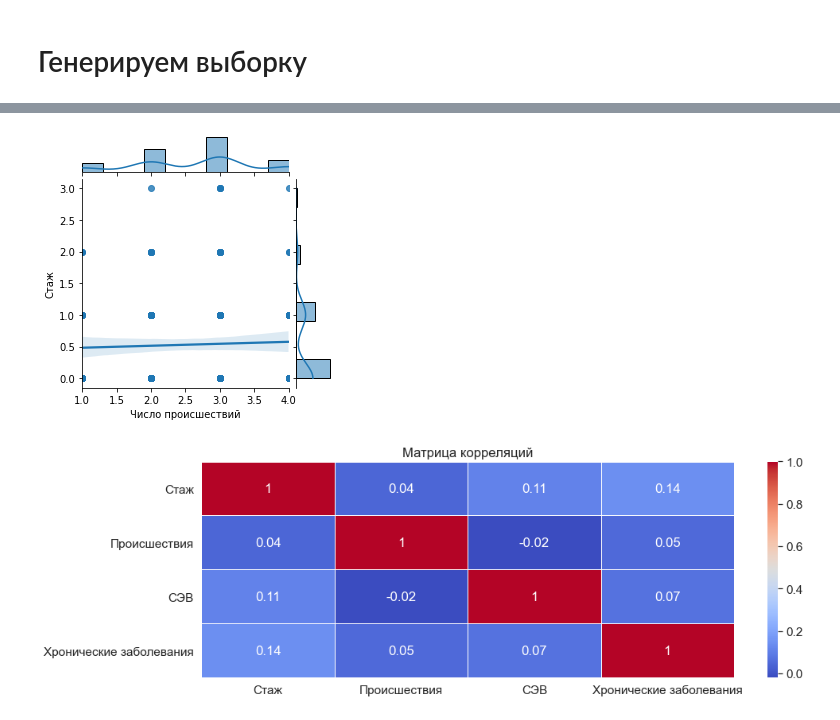
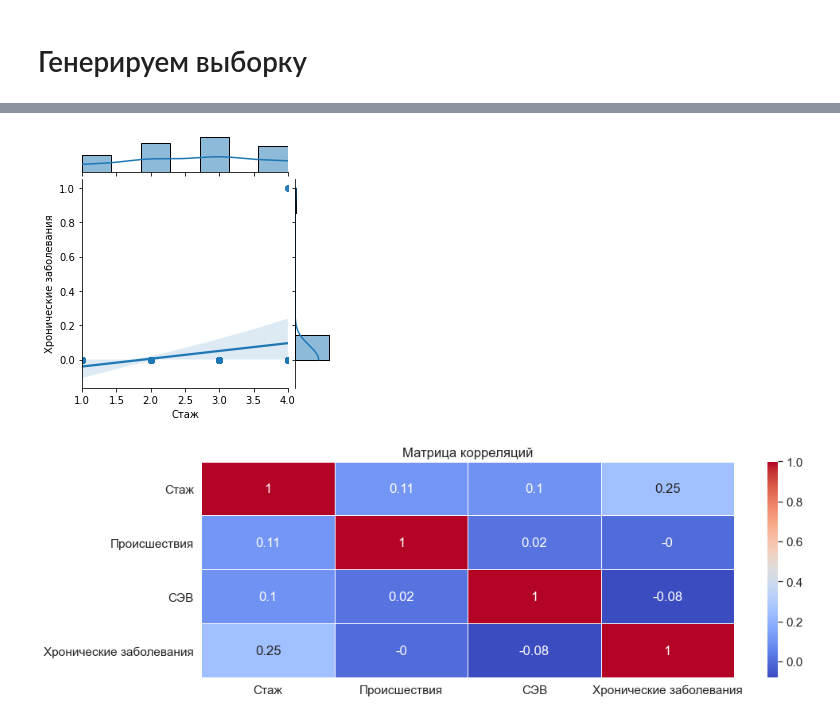
Before and after one commit to AlKul/illnesses, a Jupyter notebook: Abstract.ipynb, the cells around one changed output, grey strips where cells are left out. Cells and saved outputs as stored; diff of their text form; code cells hidden in the pictures.

```diff
--- a/Abstract.ipynb
+++ b/Abstract.ipynb
@@ -33,9 +33,14 @@ OBS = [] # СЭВ - occupational burnout syndrome
 chronic_ilnesses = []
 dpt = [] # отделение
 
+n1 = 9
+n2 = 16
+n3 = 19
+n4 = 14
 
-#for i in range(0,3):
-for i in range(0,30):
+
+for i in range(0,n1):
+#for i in range(0,30):
     expirience.append("< 5 лет")
     expirience_num.append(1)
     acc = 0
@@ -45,8 +50,8 @@ for i in range(0,30):
     accidents.append(acc)
     OBS.append(generate_bin(0.1))
     chronic_ilnesses.append(generate_bin(0.03))
-#for i in range(8):
-for i in range(80):
+for i in range(n2):
+#for i in range(80):
     expirience.append("5 - 10 лет")
     expirience_num.append(2)
 #    accidents.append(generate_bin(0.10))
@@ -56,8 +61,8 @@ for i in range(80):
     accidents.append(acc)
     OBS.append(generate_bin(0.15))
     chronic_ilnesses.append(generate_bin(0.03))
-#for i in range(12):
-for i in range(120):
+for i in range(n3):
+#for i in range(120):
     expirience.append("10 - 15 лет")
     expirience_num.append(3)
 #    accidents.append(generate_bin(0.12))
@@ -67,7 +72,8 @@ for i in range(120):
     accidents.append(acc)
     OBS.append(generate_bin(0.25))
     chronic_ilnesses.append(generate_bin(0.05))
-for i in range(40):
+#for i in range(40):
+for i in range(n4):
     expirience.append("> 15 лет")
     expirience_num.append(4)
 #    accidents.append(generate_bin(0.15))
@@ -77,7 +83,8 @@ for i in range(40):
     accidents.append(acc)
     OBS.append(generate_bin(0.25))
     chronic_ilnesses.append(generate_bin(0.25))
-for i in range(30 + 80+120+40):
+#for i in range(30 + 80+120+40):
+for i in range(n1 + n2 + n3 + n4):
     dpt.append("Инфекционное отделение")
 
 
@@ -134,14 +195,14 @@ KeyError: "None of [Index(['dsf'], dtype='object')] are in the [columns]"
 # %%
-grid = sns.jointplot(df['expirience_num'], df['accidents'], kind='reg')
+grid = sns.jointplot(df['expirience_num'], df['chronic_ilnesses'], kind='reg')
 grid.fig.set_figwidth(4)
 grid.fig.set_figheight(4)
 
-grid.set_axis_labels('Число происшествий', 'Стаж')
+grid.set_axis_labels('Стаж', 'Хронические заболевания')
 
-plt.ylabel("aaf")
+
 plt.show()
 # %% [output]
-[figure, old version]
+[figure, new version]
 # %%
 plt.figure(figsize = (15,5))
 
@@ -159,6 +220,6 @@ sns.heatmap(corr_matrix, annot=True, linewidths=.5, cmap='coolwarm')
 plt.title('Матрица корреляций')
 plt.show()
 # %% [output]
-[figure, old version]
+[figure, new version]
 # %%
 df = pd.read_csv("illnesses.csv")
```
Also changed, not shown: parts of 4 cells of this notebook.
